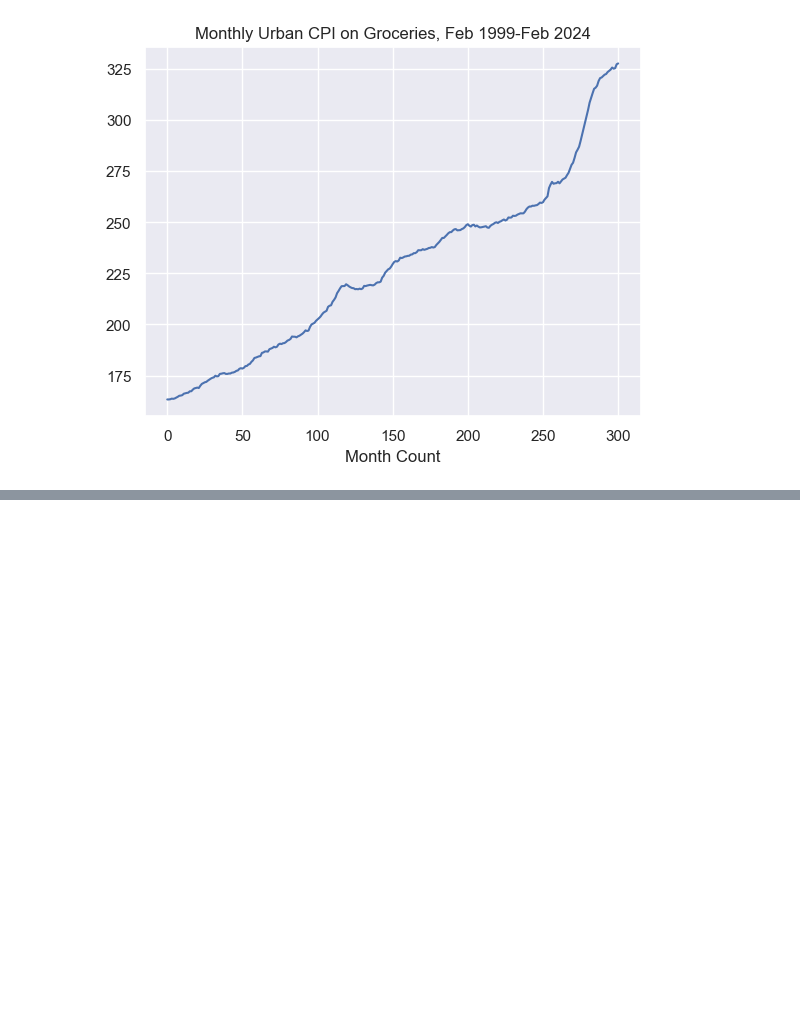
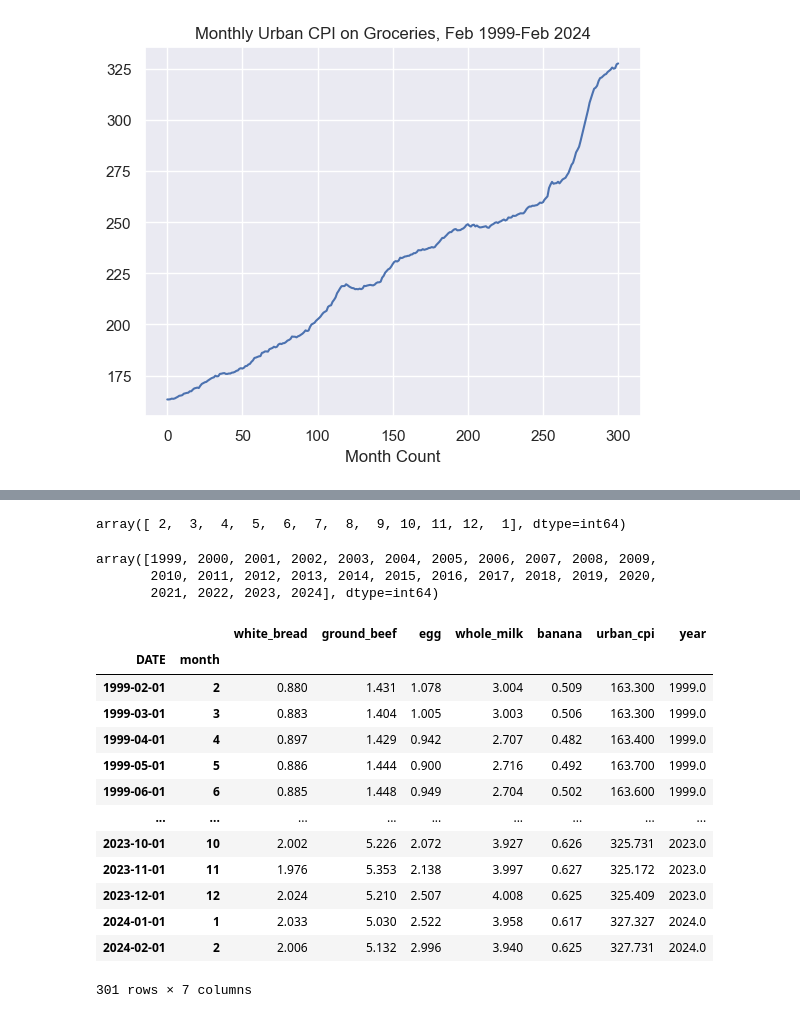
Before and after one commit to matthewjchin/grocerypriceanalysis, a Jupyter notebook: fred_groceries_eda.ipynb, the cells around one changed output, grey strips where cells are left out. Cells and saved outputs as stored; diff of their text form; code cells hidden in the pictures; blank space fills up the shorter version.

```diff
--- a/fred_groceries_eda.ipynb
+++ b/fred_groceries_eda.ipynb
@@ -164,0 +221,39 @@ groceries_df.groupby(['DATE', 'urban_cpi']).mean()
+# %%
+"""Add two new columns:
+- month
+- year
+
+Get these from the DATE object column, listed as strings
+"""
+
+groceries_df['month'] = groceries_df.DATE.apply(lambda x: int(x[5:7]))
+groceries_df['year'] = groceries_df.DATE.apply(lambda x: int(x[0:4]))
+# %%
+groceries_df['month'].unique()
+# %% [output]
+array([ 2,  3,  4,  5,  6,  7,  8,  9, 10, 11, 12,  1], dtype=int64)
+# %%
+groceries_df['year'].unique()
+# %% [output]
+array([1999, 2000, 2001, 2002, 2003, 2004, 2005, 2006, 2007, 2008, 2009,
+       2010, 2011, 2012, 2013, 2014, 2015, 2016, 2017, 2018, 2019, 2020,
+       2021, 2022, 2023, 2024], dtype=int64)
+# %%
+# Use groupby to get the average price of each item by date and month
+
+groceries_df.groupby(['DATE', 'month']).mean()
+# %% [output]
+|  |  | white_bread | ground_beef | egg | whole_milk | banana | urban_cpi | year |
+| DATE | month |  |  |  |  |  |  |  |
+| 1999-02-01 | 2 | 0.880 | 1.431 | 1.078 | 3.004 | 0.509 | 163.300 | 1999.0 |
+| 1999-03-01 | 3 | 0.883 | 1.404 | 1.005 | 3.003 | 0.506 | 163.300 | 1999.0 |
+| 1999-04-01 | 4 | 0.897 | 1.429 | 0.942 | 2.707 | 0.482 | 163.400 | 1999.0 |
+| 1999-05-01 | 5 | 0.886 | 1.444 | 0.900 | 2.716 | 0.492 | 163.700 | 1999.0 |
+| 1999-06-01 | 6 | 0.885 | 1.448 | 0.949 | 2.704 | 0.502 | 163.600 | 1999.0 |
+| ... | ... | ... | ... | ... | ... | ... | ... | ... |
+| 2023-10-01 | 10 | 2.002 | 5.226 | 2.072 | 3.927 | 0.626 | 325.731 | 2023.0 |
+| 2023-11-01 | 11 | 1.976 | 5.353 | 2.138 | 3.997 | 0.627 | 325.172 | 2023.0 |
+| 2023-12-01 | 12 | 2.024 | 5.210 | 2.507 | 4.008 | 0.625 | 325.409 | 2023.0 |
+| 2024-01-01 | 1 | 2.033 | 5.030 | 2.522 | 3.958 | 0.617 | 327.327 | 2024.0 |
+| 2024-02-01 | 2 | 2.006 | 5.132 | 2.996 | 3.940 | 0.625 | 327.731 | 2024.0 |
+301 rows × 7 columns
```
Also changed, not shown: parts of 13 cells of this notebook, 2 other files.
